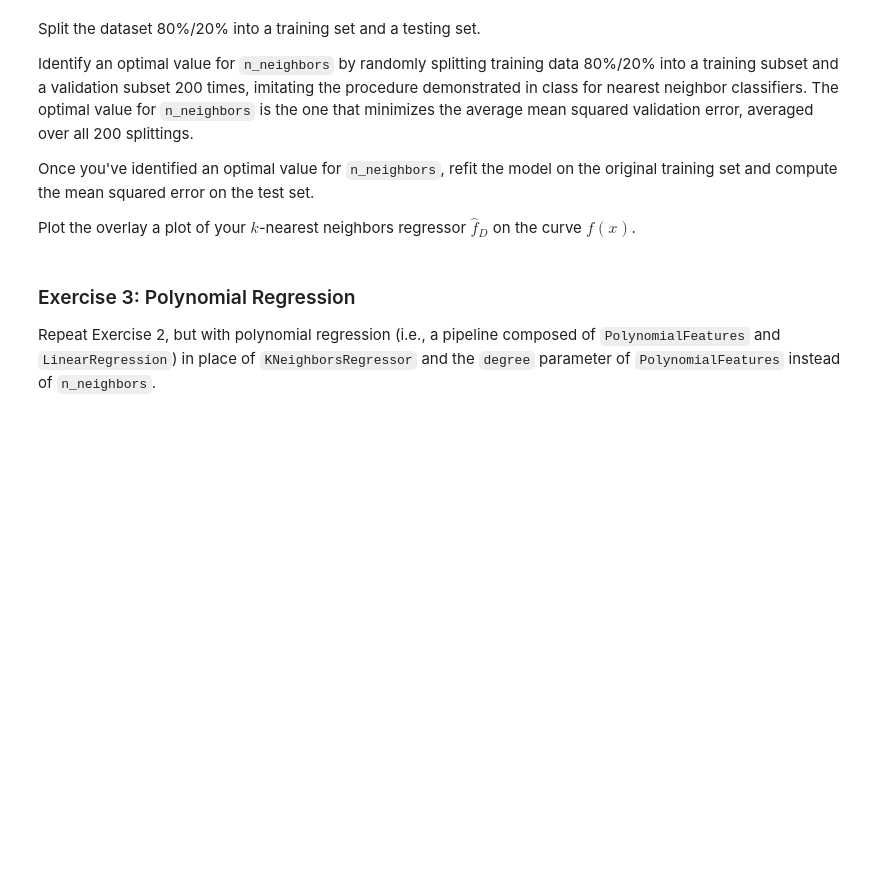
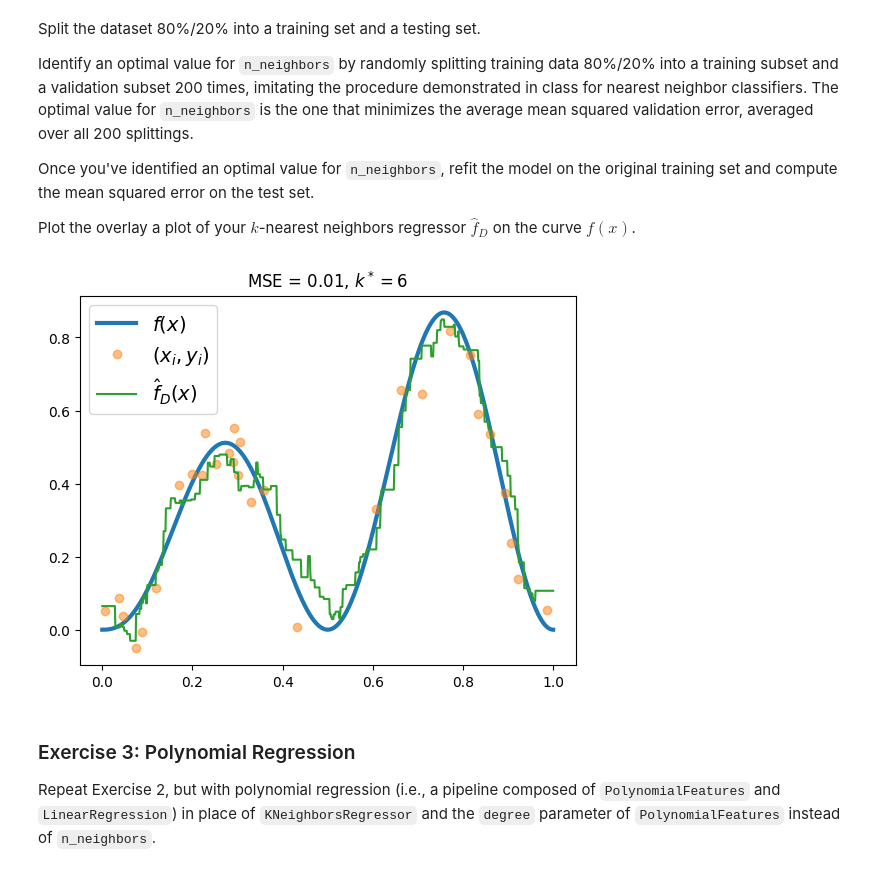
Before and after one commit to AlanRibano/Data607-Assignments, a Jupyter notebook: DATA_607_Assignment_1.ipynb, the cells around one changed output. Drawn from its saved outputs; the diff is of its cells as text; code cells hidden in the pictures; blank space fills up the shorter version.

```diff
--- a/DATA_607_Assignment_1.ipynb
+++ b/DATA_607_Assignment_1.ipynb
@@ -93,6 +128,49 @@ Identify an optimal value for `n_neighbors` by randomly splitting training data
 Once you've identified an optimal value for `n_neighbors`, refit the model on the original training set and compute the mean squared error on the test set.
 
 Plot the overlay a plot of your $k$-nearest neighbors regressor $\hat{f}_D$ on the curve $f(x)$.
+# %%
+from sklearn.model_selection import train_test_split
+from sklearn.neighbors import KNeighborsRegressor
+from sklearn.metrics import mean_squared_error
+
+# Split the dataset 80%/20% into a training set and a testing set.
+x_tr, x_te, y_tr, y_te = train_test_split(x, y, test_size=0.2, random_state=42)
+
+
+# Identify an optimal value for `n_neighbors` by randomly splitting training data 80%/20%
+# into a training subset and a validation subset 200 times, imitating the procedure
+# demonstrated in class for nearest neighbor classifiers. The optimal value for `n_neighbors`
+# is the one that minimizes the average mean squared validation error, averaged over all 200 splittings.
+
+n_neighbors = np.arange(1, 96)
+errors = np.zeros((200, len(n_neighbors)))
+
+for i in range(200):
+    x_tr_, x_va, y_tr_, y_va = train_test_split(x_tr, y_tr, test_size=0.2)
+    for j, n in enumerate(n_neighbors):
+        model = KNeighborsRegressor(n_neighbors=n)
+        model.fit(x_tr_[:, None], y_tr_)
+        y_pred = model.predict(x_va[:, None])
+        errors[i, j] = mean_squared_error(y_va, y_pred)
+
+# refit the model on the original training set and compute the mean squared error on the test set.
+mean_errors = errors.mean(axis=0)
+best_n = n_neighbors[np.argmin(mean_errors)]
+
+model = KNeighborsRegressor(n_neighbors=best_n)
+model.fit(x_tr[:, None], y_tr)
+y_pred = model.predict(x_te[:, None])
+mse = mean_squared_error(y_te, y_pred)
+
+# Plot the overlay a plot of your $k$-nearest neighbors regressor $\hat{f}_D$ on the curve $f(x)$.
+plt.plot(t, f(t), lw=3, label="$f(x)$")
+plt.plot(x_te, y_te, "o", label="$(x_i, y_i)$", alpha=0.5)
+plt.plot(t, model.predict(t[:, None]), label="$\hat{f}_D(x)$")
+plt.legend(loc="upper left", fontsize=14)
+plt.title(f"MSE = {mse:.2f}, $k^* = {best_n}$")
+plt.show()
+# %% [output]
+[figure, added]
 # %% [markdown]
 ### Exercise 3: Polynomial Regression
 
```
Also changed, not shown: parts of 9 cells of this notebook.
